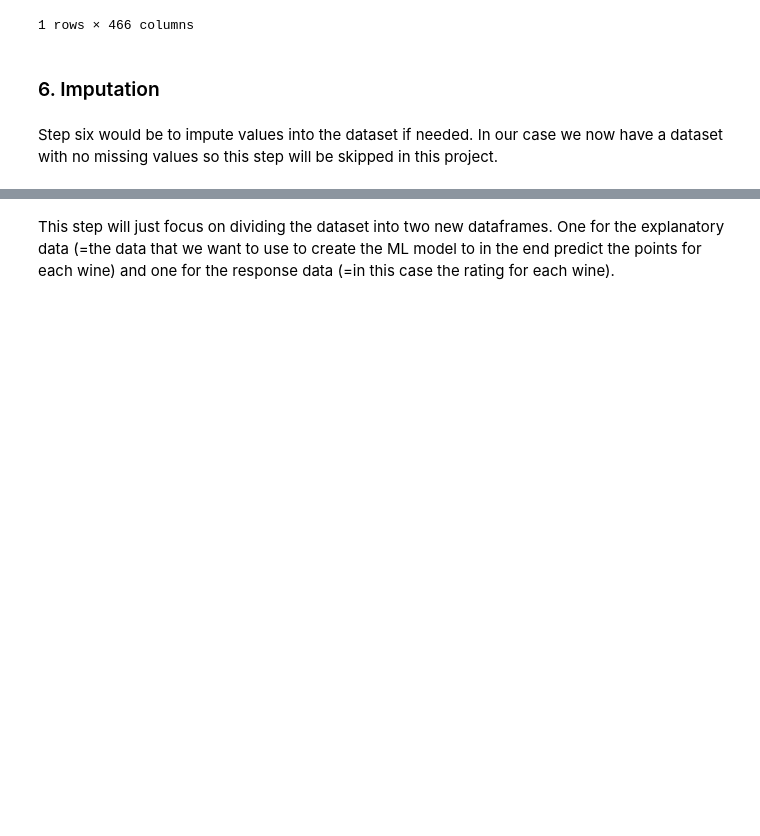
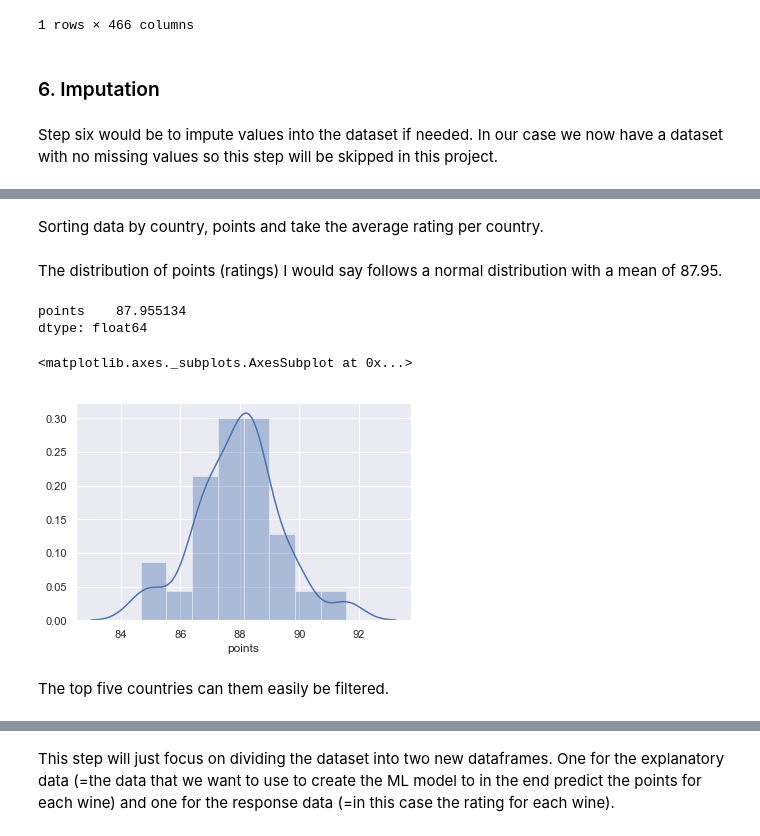
Before and after one commit to HenrikWarf/data-wine_rating_review_ML-pipeline, a Jupyter notebook: ML - Predicting Wine Rating.ipynb, the cells around one changed output, grey strips where cells are left out. Drawn from its saved outputs; the diff is of its cells as text; code cells hidden in the pictures; blank space fills up the shorter version.

```diff
--- a/ML - Predicting Wine Rating.ipynb
+++ b/ML - Predicting Wine Rating.ipynb
@@ -336,0 +358,22 @@ Step six would be to impute values into the dataset if needed. In our case we no
+# %%
+list_of_over_50 = list(df_top_country['country'].value_counts()[df_top_country['country'].value_counts().values > 50].index)
+# %%
+df_sorted_top = df_top_country[df_top_country['country'].isin(list_of_over_50)]
+# %% [markdown]
+Sorting data by country, points and take the average rating per country.
+# %%
+df_sorted_top = pd.DataFrame(df_sorted_top.groupby('country')['points'].mean().sort_values(ascending=False))
+# %% [markdown]
+The distribution of points (ratings) I would say follows a normal distribution with a mean of 87.95.
+# %%
+df_sorted_top.mean()
+# %% [output]
+points    87.955134
+dtype: float64
+# %%
+sb.distplot(df_sorted_top['points'])
+# %% [output]
+<matplotlib.axes._subplots.AxesSubplot at 0x...>
+[figure, added]
+# %% [markdown]
+The top five countries can them easily be filtered.
```
Also changed, not shown: parts of 75 cells of this notebook.
